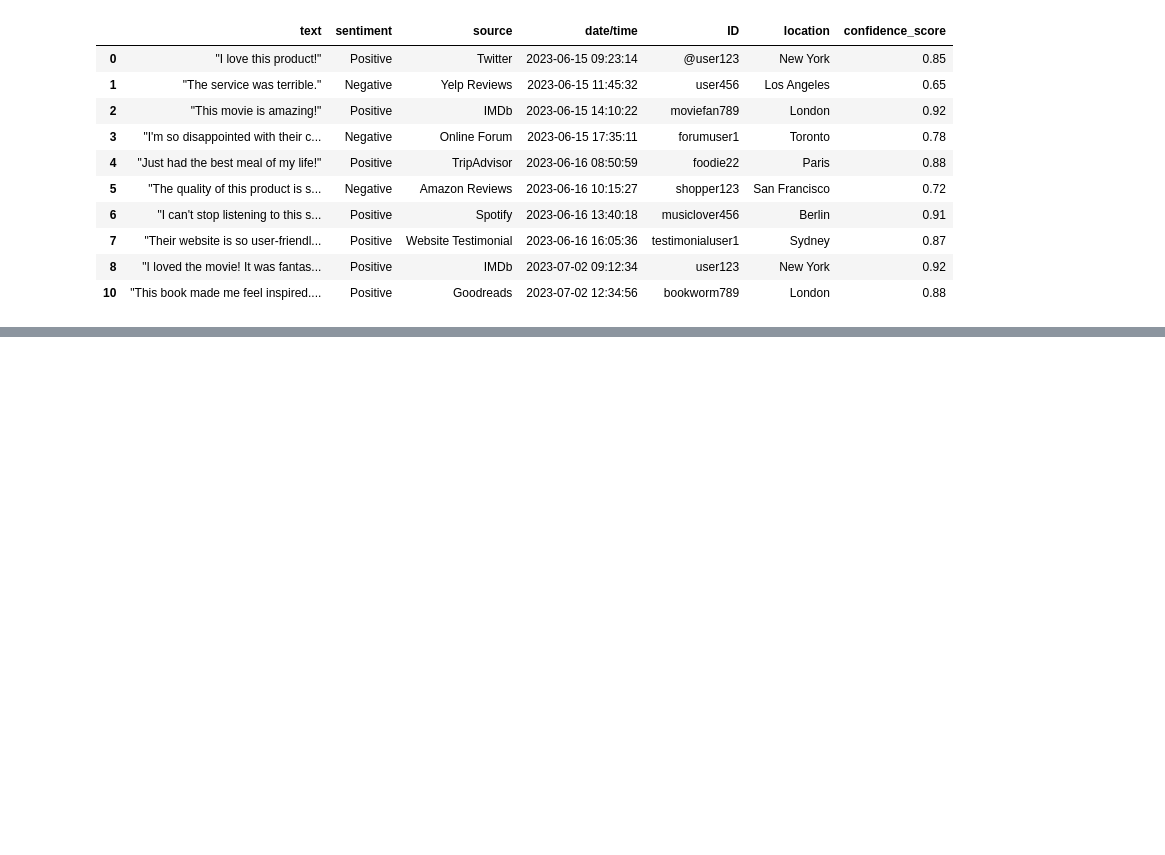
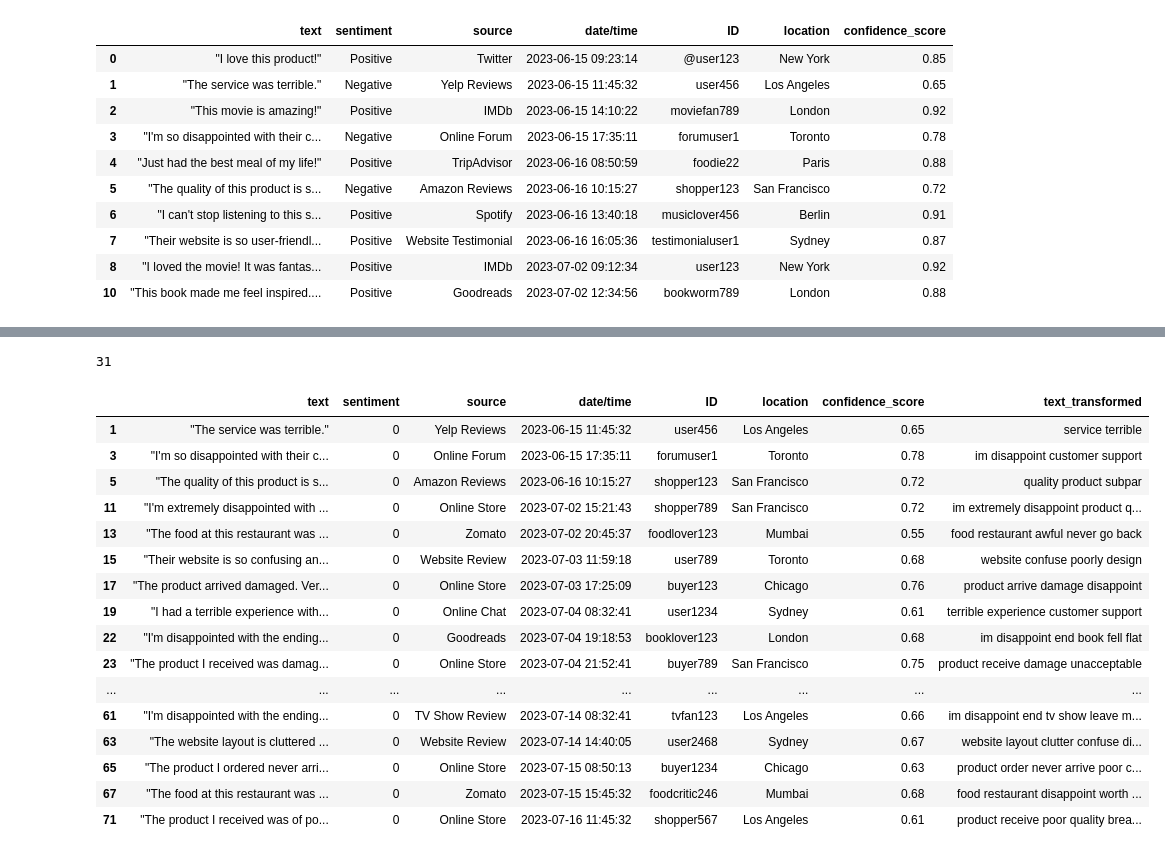
Before and after one commit to Ashura369/NLP, a Jupyter notebook: 5_sentiment_analysis.ipynb, the cells around one changed output, grey strips where cells are left out. Cells and saved outputs as stored; diff of their text form; code cells hidden in the pictures; blank space fills up the shorter version.

```diff
--- a/5_sentiment_analysis.ipynb
+++ b/5_sentiment_analysis.ipynb
@@ -293,0 +616,22 @@ a[2]
+# %%
+print(data[(data['sentiment'] == 0) & (data['source'])].shape[0])
+data[(data['sentiment'] == 0) & (data['source'])]
+# %% [output]
+31
+|  | text | sentiment | source | date/time | ID | location | confidence_score | text_transformed |
+| 1 | "The service was terrible." | 0 | Yelp Reviews | 2023-06-15 11:45:32 | user456 | Los Angeles | 0.65 | service terrible |
+| 3 | "I'm so disappointed with their c... | 0 | Online Forum | 2023-06-15 17:35:11 | forumuser1 | Toronto | 0.78 | im disappoint customer support |
+| 5 | "The quality of this product is s... | 0 | Amazon Reviews | 2023-06-16 10:15:27 | shopper123 | San Francisco | 0.72 | quality product subpar |
+| 11 | "I'm extremely disappointed with ... | 0 | Online Store | 2023-07-02 15:21:43 | shopper789 | San Francisco | 0.72 | im extremely disappoint product q... |
+| 13 | "The food at this restaurant was ... | 0 | Zomato | 2023-07-02 20:45:37 | foodlover123 | Mumbai | 0.55 | food restaurant awful never go back |
+| 15 | "Their website is so confusing an... | 0 | Website Review | 2023-07-03 11:59:18 | user789 | Toronto | 0.68 | website confuse poorly design |
+| 17 | "The product arrived damaged. Ver... | 0 | Online Store | 2023-07-03 17:25:09 | buyer123 | Chicago | 0.76 | product arrive damage disappoint |
+| 19 | "I had a terrible experience with... | 0 | Online Chat | 2023-07-04 08:32:41 | user1234 | Sydney | 0.61 | terrible experience customer support |
+| 22 | "I'm disappointed with the ending... | 0 | Goodreads | 2023-07-04 19:18:53 | booklover123 | London | 0.68 | im disappoint end book fell flat |
+| 23 | "The product I received was damag... | 0 | Online Store | 2023-07-04 21:52:41 | buyer789 | San Francisco | 0.75 | product receive damage unacceptable |
+| ... | ... | ... | ... | ... | ... | ... | ... | ... |
+| 61 | "I'm disappointed with the ending... | 0 | TV Show Review | 2023-07-14 08:32:41 | tvfan123 | Los Angeles | 0.66 | im disappoint end tv show leave m... |
+| 63 | "The website layout is cluttered ... | 0 | Website Review | 2023-07-14 14:40:05 | user2468 | Sydney | 0.67 | website layout clutter confuse di... |
+| 65 | "The product I ordered never arri... | 0 | Online Store | 2023-07-15 08:50:13 | buyer1234 | Chicago | 0.63 | product order never arrive poor c... |
+| 67 | "The food at this restaurant was ... | 0 | Zomato | 2023-07-15 15:45:32 | foodcritic246 | Mumbai | 0.68 | food restaurant disappoint worth ... |
+| 71 | "The product I received was of po... | 0 | Online Store | 2023-07-16 11:45:32 | shopper567 | Los Angeles | 0.61 | product receive poor quality brea... |
```
Also changed, not shown: parts of 33 cells of this notebook, 1 other file.
